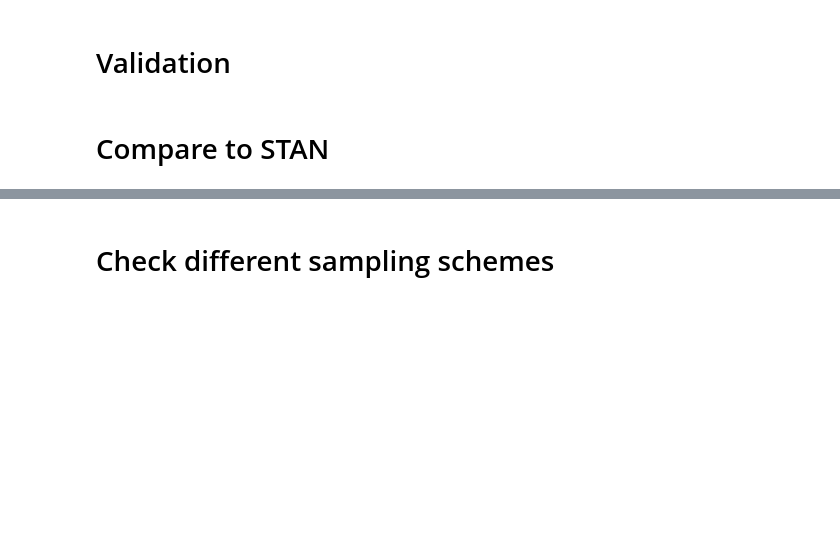
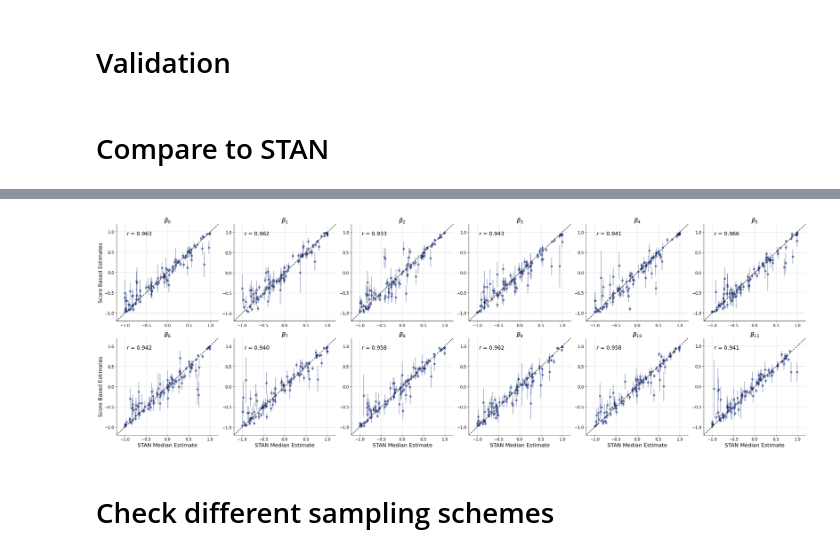
Before and after one commit to bayesflow-org/hierarchical-abi, a Jupyter notebook: ar(1) score matching.ipynb, the cells around one changed output, grey strips where cells are left out. Cells and saved outputs as stored; diff of their text form; code cells hidden in the pictures; blank space fills up the shorter version.

```diff
--- a/ar(1) score matching.ipynb
+++ b/ar(1) score matching.ipynb
@@ -284,6 +317,6 @@ test_data = np.concatenate(test_data)
 
 n_obs = n_grid_stan*n_grid_stan
 batch_size = test_data.shape[0]
-n_post_samples = 10
+n_post_samples = 100
 
 print(n_grid_stan*n_grid_stan, test_data.shape)
@@ -322,5 +357,5 @@ study = optuna.create_study()
 #study.optimize(objective, n_trials=20)
 #print(study.best_params)
 
-study_best_params = {'t1_value': 0.6456659427676654, 's_shift_cosine': 3.5743627690557043,
-                     'tau_1': 0.7082611439030764, 'delta_tau_2': 0.3735201692512979}
+study_best_params = {'t1_value': 0.3994890029993266, 's_shift_cosine': 4.190800555472762,
+                     'tau_1': 0.7639228586194012, 'delta_tau_2': 0.3010046756155764}
@@ -330,7 +367,7 @@ mini_batch_arg = {
     'size': 4,
     'damping_factor': lambda t: t0_value * torch.exp(-np.log(t0_value / t1_value) * 2*t),
     'noisy_condition': {
-        'apply': True,
+        'apply': False,
         'noise_scale': 1.,
         'tau_1': study_best_params['tau_1'],
         'tau_2': min(study_best_params['tau_1'] + study_best_params['delta_tau_2'], 1),
@@ -346,16 +385,16 @@ print(mini_batch_arg)
 # %%
-score_model.current_number_of_obs = 128
-posterior_global_samples_test = adaptive_sampling(score_model, test_data, obs_n_time_steps=obs_n_time_steps,
-                                                    n_post_samples=n_post_samples,
-                                                    mini_batch_arg=mini_batch_arg,
-                                                    run_sampling_in_parallel=False,
-                                                    device=torch_device, verbose=True)
+score_model.current_number_of_obs = 64
+# posterior_global_samples_test = adaptive_sampling(score_model, test_data, obs_n_time_steps=obs_n_time_steps,
+#                                                     n_post_samples=n_post_samples,
+#                                                     mini_batch_arg=mini_batch_arg,
+#                                                     run_sampling_in_parallel=False,
+#                                                     device=torch_device, verbose=True)
 
-# posterior_global_samples_test = euler_maruyama_sampling(score_model, test_data, obs_n_time_steps=obs_n_time_steps,
-#                                                    n_post_samples=n_post_samples,
-#                                                    mini_batch_arg=mini_batch_arg,
-#                                                    diffusion_steps=300,
-#                                                    device=torch_device, verbose=True)
+posterior_global_samples_test = euler_maruyama_sampling(score_model, test_data, obs_n_time_steps=obs_n_time_steps,
+                                                   n_post_samples=n_post_samples,
+                                                   mini_batch_arg=mini_batch_arg,
+                                                   diffusion_steps=300,
+                                                   device=torch_device, verbose=True)
 # %%
 fig = diagnostics.recovery(posterior_global_samples_test, true_global, variable_names=global_param_names)
 #fig.savefig(f'plots/{score_model.name}/recovery_global_ours.png')
@@ -429,7 +481,10 @@ diagnostics.recovery(local_posterior_stan[:, :, :12], true_local[:, :12], variab
 # %%
 fig = diagnostics.recovery(posterior_local_samples_test.reshape(test_data.shape[0], n_post_samples, -1)[:, :, :12],
-                     np.median(local_posterior_stan[:, :, :12], axis=1), ylabel='Score Based Estimates', xlabel='STAN Median Estimate')
+                     np.median(local_posterior_stan[:, :, :12], axis=1),
+                           ylabel='Score Based Estimates', xlabel='STAN Median Estimate', variable_names=local_param_names[:12])
 #fig.savefig(f'plots/{score_model.name}/recovery_local_ours_vs_STAN.png')
+# %% [output]
+[figure, added]
 # %%
 posterior_local_samples_test.reshape(test_data.shape[0], n_post_samples, -1)
 
```
Also changed, not shown: parts of 10 cells of this notebook, 7 other files.
